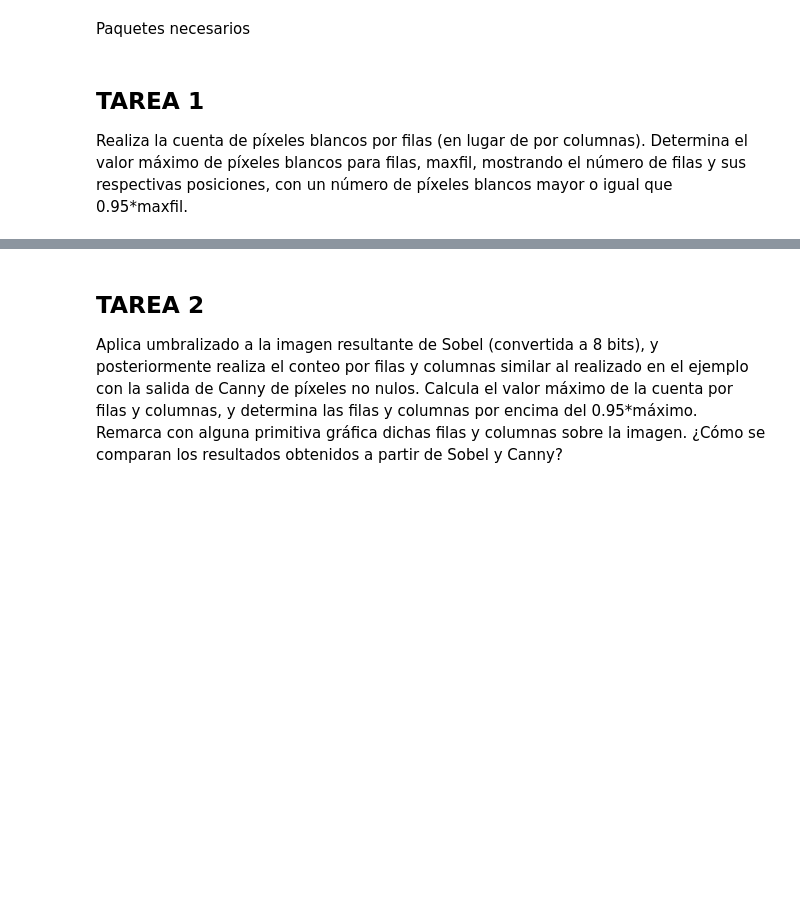
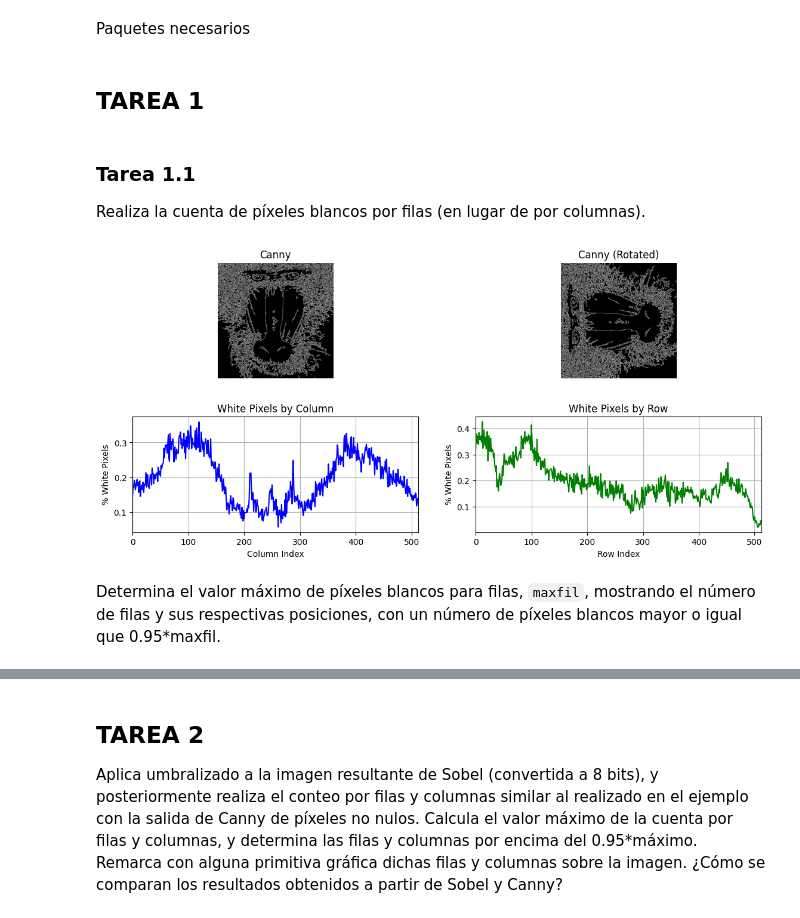
Before and after one commit to gitfrandu4/40982-VC_P2, a Jupyter notebook: VC_P2.ipynb, the cells around one changed output, grey strips where cells are left out. Cells and saved outputs as stored; diff of their text form; code cells hidden in the pictures; blank space fills up the shorter version.

```diff
--- a/VC_P2.ipynb
+++ b/VC_P2.ipynb
@@ -6,7 +6,67 @@ Paquetes necesarios
 import cv2
 import numpy as np
 import matplotlib.pyplot as plt
+# %% [markdown]
+## TAREA 1
+# %%
+# Read image from file
+img = cv2.imread('mandril.jpg')
+
+# Convert image to grayscale
+gris = cv2.cvtColor(img, cv2.COLOR_BGR2GRAY)
+
+# Apply Canny edge detection
+canny = cv2.Canny(gris, 250, 100)
+# %% [markdown]
+### Tarea 1.1
+
+Realiza la cuenta de píxeles blancos por filas (en lugar de por columnas).
+# %%
+col_counts = cv2.reduce(canny, 0, cv2.REDUCE_SUM, dtype=cv2.CV_32SC1)
+row_counts = np.transpose(cv2.reduce(canny, 1, cv2.REDUCE_SUM, dtype=cv2.CV_32SC1))
+
+# Normalize by the number of rows and the maximum pixel value (255)
+col_percentages = col_counts[0] / (255 * canny.shape[0]) # % of white pixels per column
+row_percentages = row_counts[0] / (255 * canny.shape[1]) # % of white pixels per row
+
+# Plot the results
+plt.figure(figsize=(12, 6))
+
+# Original Canny image
+plt.subplot(2, 2, 1)
+plt.axis("off")
+plt.title("Canny")
+plt.imshow(canny, cmap='gray')
+
+# Rotated Canny image for better visualization
+plt.subplot(2, 2, 2)
+plt.axis("off")
+plt.title("Canny (Rotated)")
+plt.imshow(np.rot90(canny), cmap='gray')
+
+# Column-wise white pixel percentage
+plt.subplot(2, 2, 3)
+plt.title("White Pixels by Column")
+plt.xlabel("Column Index")
+plt.ylabel("% White Pixels")
+plt.plot(col_percentages, color='blue')
+plt.grid(True)
+
+# Row-wise white pixel percentage
+plt.subplot(2, 2, 4)
+plt.title("White Pixels by Row")
+plt.xlabel("Row Index")
+plt.ylabel("% White Pixels")
+plt.plot(row_percentages, color='green')
+plt.grid(True)
+
+# Set x-axis range for both plots
+plt.subplot(2, 2, 3).set_xlim([0, canny.shape[1]])
+plt.subplot(2, 2, 4).set_xlim([0, canny.shape[0]])
+
+plt.tight_layout(pad=3.0)
+plt.show()
+# %% [output]
+[figure, added]
 # %% [markdown]
-## TAREA 1
-
-Realiza la cuenta de píxeles blancos por filas (en lugar de por columnas). Determina el valor máximo de píxeles blancos para filas, maxfil, mostrando el número de filas y sus respectivas posiciones, con un número de píxeles blancos mayor o igual que 0.95*maxfil.
+Determina el valor máximo de píxeles blancos para filas, `maxfil`, mostrando el número de filas y sus respectivas posiciones, con un número de píxeles blancos mayor o igual que 0.95*maxfil.
```
Also changed, not shown: parts of 1 cell of this notebook.
